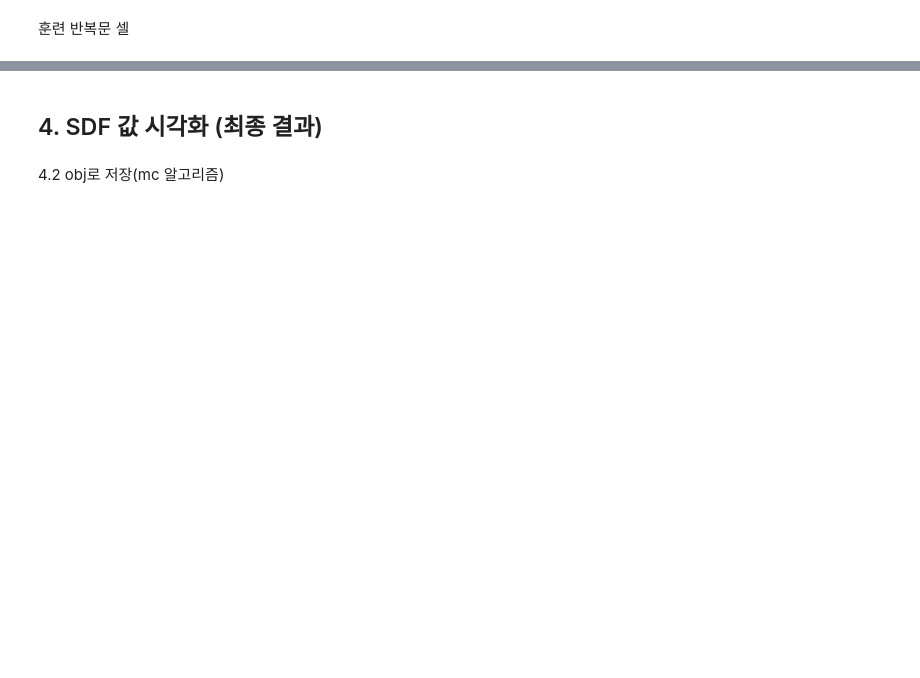
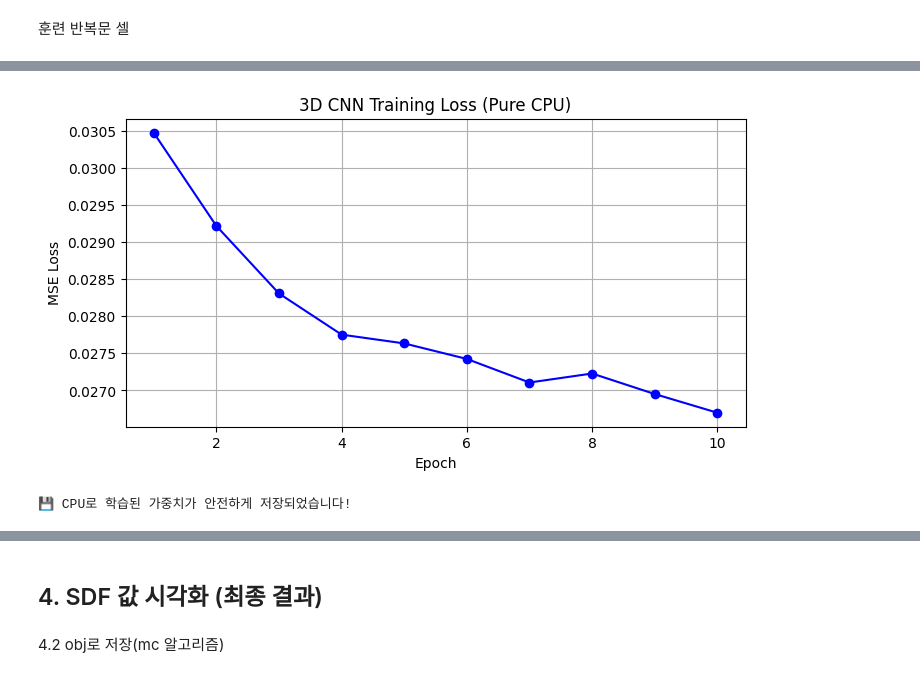
Before and after one commit to ybg1219/reconstruction, a Jupyter notebook: main.ipynb, the cells around one changed output, grey strips where cells are left out. Cells and saved outputs as stored; diff of their text form; code cells hidden in the pictures; blank space fills up the shorter version.

```diff
--- a/main.ipynb
+++ b/main.ipynb
@@ -299,12 +398,12 @@ from modules.dataset import create_dataloader
 # ==========================================
 # 🚨 1. DirectML 개입 원천 차단 및 순수 CPU 강제 고정
 # ==========================================
-device = torch.device('cpu')
+# device = torch.device('cpu')
 print(f"🔒 현재 강제 고정된 디바이스: {device}")
 
 # 2. 데이터로더 생성 (배치 사이즈는 메모리에 맞게 조절)
 print("데이터를 불러옵니다...")
-train_loader = create_dataloader(data_dir="dataset2", batch_size=256, in_memory=True)
+train_loader = create_dataloader(data_dir="dataset3", batch_size=256, in_memory=True)
 
 # 3. 모델 및 옵티마이저 생성 (모델을 강제로 CPU로!)
 model = SDFNetwork().to(device)
@@ -353,7 +425,7 @@ import torch
 import matplotlib.pyplot as plt
 from tqdm import tqdm
 
-num_epochs = 5
+num_epochs = 10
 train_losses = []
 
 start_time = time.time()
@@ -510,19 +627,22 @@ plt.show()
 # %%
 
 # ==========================================
 # 5. Loss 그래프 시각화
 # ==========================================
 plt.figure(figsize=(8, 4))
 plt.plot(range(1, num_epochs + 1), train_losses, marker='o', linestyle='-', color='b')
 plt.title("3D CNN Training Loss (Pure CPU)")
 plt.xlabel("Epoch")
 plt.ylabel("MSE Loss")
 plt.grid(True)
 plt.show()
 
 # 6. 소중한 가중치 저장
-torch.save(model.state_dict(), "sdf_network_cpu2.pth")
+torch.save(model.state_dict(), "sdf_network_cpu.pth")
 print("💾 CPU로 학습된 가중치가 안전하게 저장되었습니다!")
+# %% [output]
+[figure, added]
+💾 CPU로 학습된 가중치가 안전하게 저장되었습니다!
 # %%
 import time
 import numpy as np
```
Also changed, not shown: parts of 20 cells of this notebook, 2 other files.
